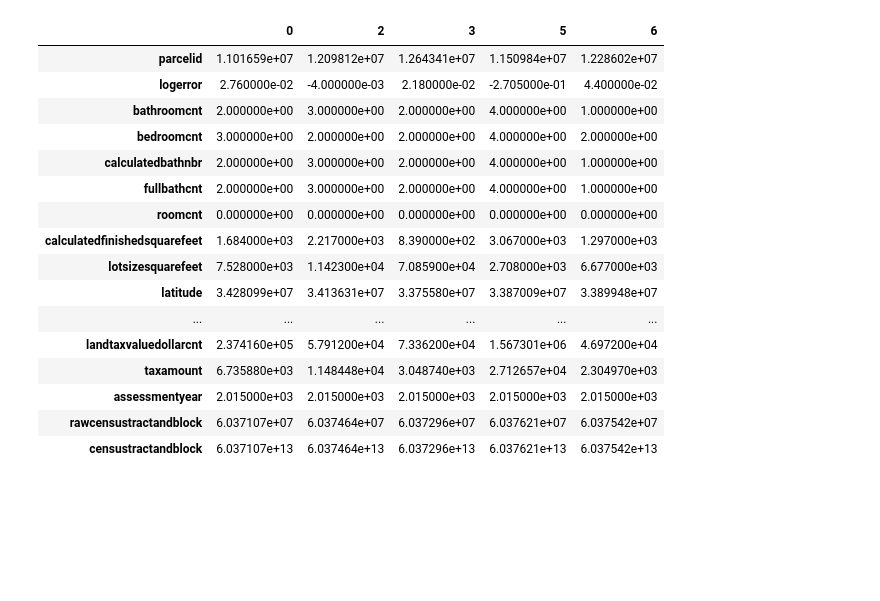
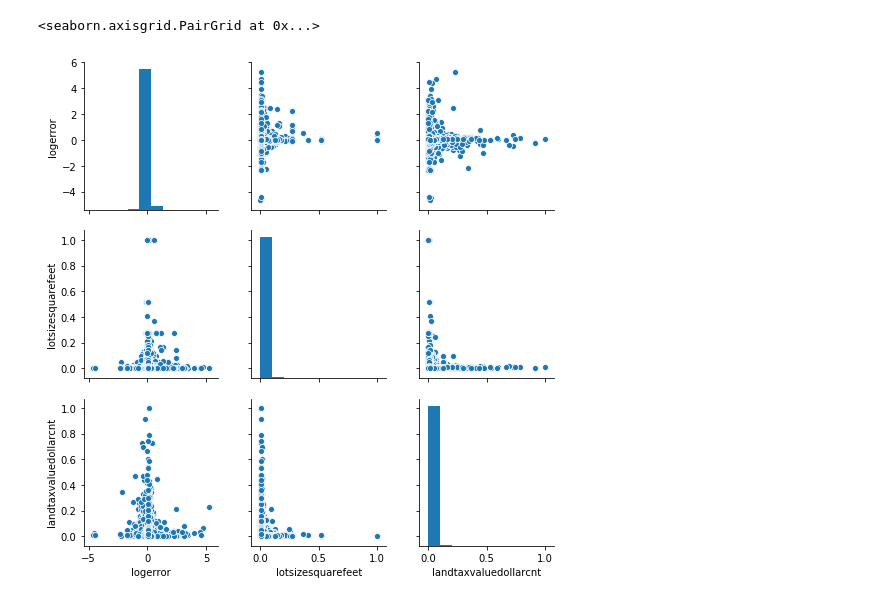
Before and after one commit to CodyBrettWatson/ds-methodologies-exercises, a Jupyter notebook: clustering/clustering_exercises.ipynb, the cells around one changed output. Drawn from its saved outputs; the diff is of its cells as text; code cells hidden in the pictures; blank space fills up the shorter version.

```diff
--- a/clustering/clustering_exercises.ipynb
+++ b/clustering/clustering_exercises.ipynb
@@ -118,20 +178,10 @@ pdf.describe().T
-# %%
-df.head().T
-# %% [output]
-|  | 0 | 2 | 3 | 5 | 6 |
-| parcelid | 1.101659e+07 | 1.209812e+07 | 1.264341e+07 | 1.150984e+07 | 1.228602e+07 |
-| logerror | 2.760000e-02 | -4.000000e-03 | 2.180000e-02 | -2.705000e-01 | 4.400000e-02 |
-| bathroomcnt | 2.000000e+00 | 3.000000e+00 | 2.000000e+00 | 4.000000e+00 | 1.000000e+00 |
-| bedroomcnt | 3.000000e+00 | 2.000000e+00 | 2.000000e+00 | 4.000000e+00 | 2.000000e+00 |
-| calculatedbathnbr | 2.000000e+00 | 3.000000e+00 | 2.000000e+00 | 4.000000e+00 | 1.000000e+00 |
-| fullbathcnt | 2.000000e+00 | 3.000000e+00 | 2.000000e+00 | 4.000000e+00 | 1.000000e+00 |
-| roomcnt | 0.000000e+00 | 0.000000e+00 | 0.000000e+00 | 0.000000e+00 | 0.000000e+00 |
-| calculatedfinishedsquarefeet | 1.684000e+03 | 2.217000e+03 | 8.390000e+02 | 3.067000e+03 | 1.297000e+03 |
-| lotsizesquarefeet | 7.528000e+03 | 1.142300e+04 | 7.085900e+04 | 2.708000e+03 | 6.677000e+03 |
-| latitude | 3.428099e+07 | 3.413631e+07 | 3.375580e+07 | 3.387009e+07 | 3.389948e+07 |
-| ... | ... | ... | ... | ... | ... |
-| landtaxvaluedollarcnt | 2.374160e+05 | 5.791200e+04 | 7.336200e+04 | 1.567301e+06 | 4.697200e+04 |
-| taxamount | 6.735880e+03 | 1.148448e+04 | 3.048740e+03 | 2.712657e+04 | 2.304970e+03 |
-| assessmentyear | 2.015000e+03 | 2.015000e+03 | 2.015000e+03 | 2.015000e+03 | 2.015000e+03 |
-| rawcensustractandblock | 6.037107e+07 | 6.037464e+07 | 6.037296e+07 | 6.037621e+07 | 6.037542e+07 |
-| censustractandblock | 6.037107e+13 | 6.037464e+13 | 6.037296e+13 | 6.037621e+13 | 6.037542e+13 |
+# %%
+col_3 = list([
+ 'logerror',
+ 'lotsizesquarefeet',
+ 'landtaxvaluedollarcnt',])
+
+sns.pairplot(df.loc[:,col_3])
+# %% [output]
+<seaborn.axisgrid.PairGrid at 0x...>
+[figure, added]
```
Also changed, not shown: parts of 32 cells of this notebook, 2 other files.
